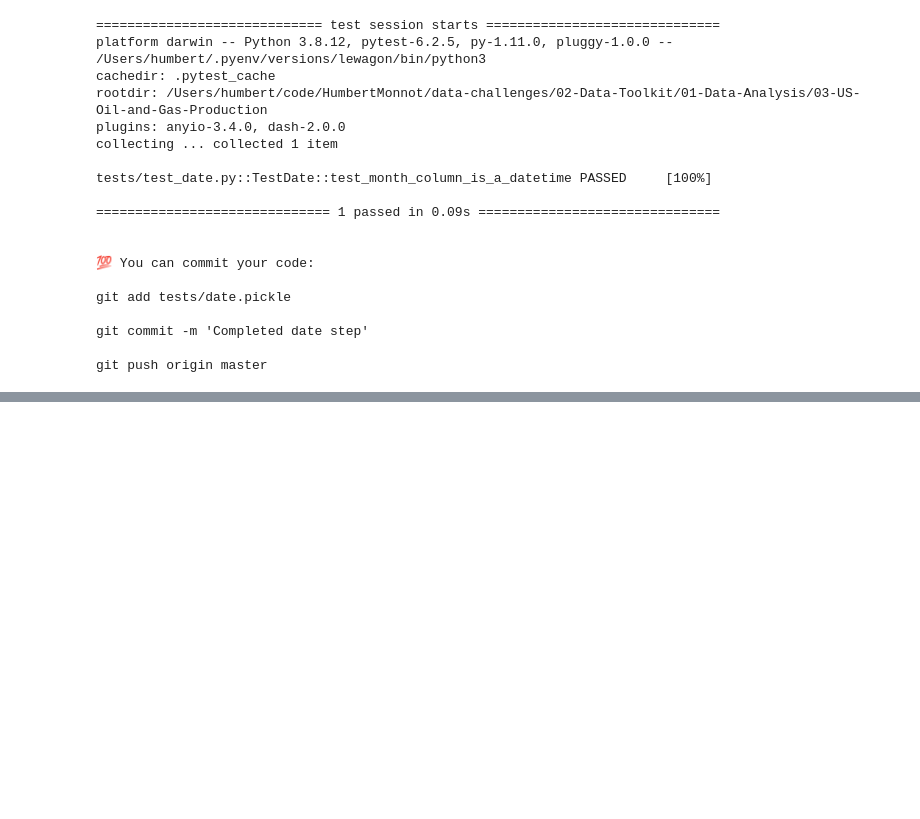
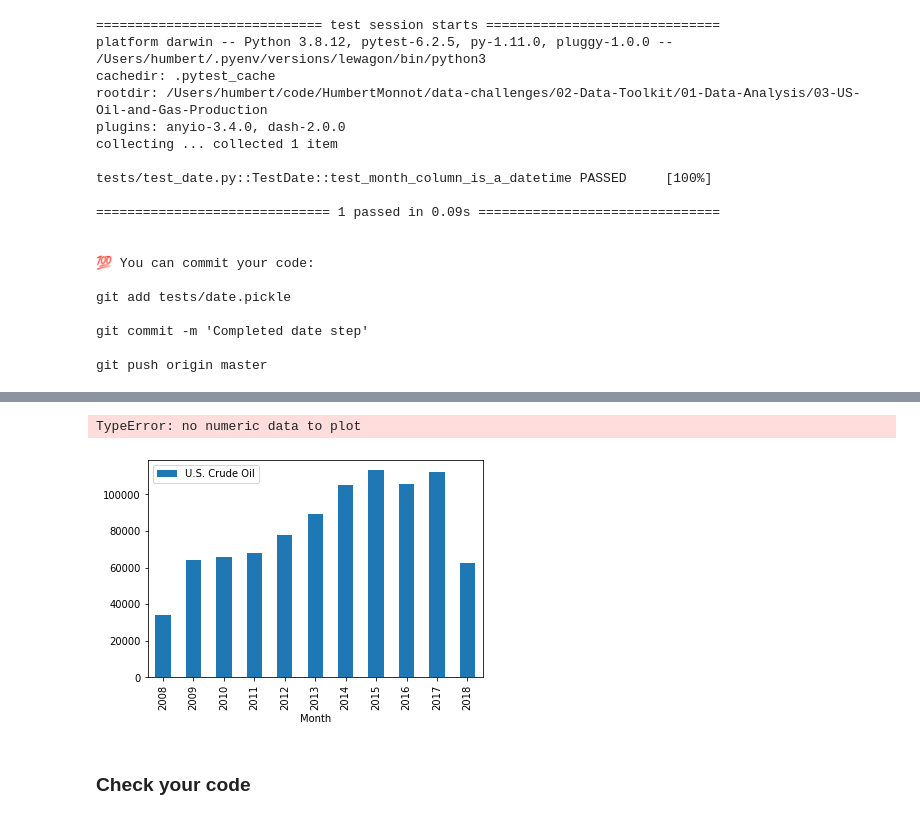
Before and after one commit to HumbertMonnot/data-challenges, a Jupyter notebook: 02-Data-Toolkit/01-Data-Analysis/03-US-Oil-and-Gas-Production/oil_and_gas.ipynb, the cells around one changed output, grey strips where cells are left out. Saved outputs shown, nothing was run; the diff lists cells and outputs as text; code cells hidden in the pictures; blank space fills up the shorter version.

```diff
--- a/02-Data-Toolkit/01-Data-Analysis/03-US-Oil-and-Gas-Production/oil_and_gas.ipynb
+++ b/02-Data-Toolkit/01-Data-Analysis/03-US-Oil-and-Gas-Production/oil_and_gas.ipynb
@@ -83,0 +225,4 @@ b
+# %%
+file = "data/U.S._crude_oil_production.csv"
+oil_df = pd.read_csv(file, decimal=",")
+oil_df.head(3)
@@ -83,0 +235,2 @@ b
+# %%
+oil_df['Month']=pd.to_datetime(oil_df['Month'], format='%Y-%m-%d')
@@ -83,0 +241,3 @@ b
+# %%
+yearly_oil_df = oil_df.groupby(oil_df['Month'].dt.year).sum()
+yearly_oil_df
@@ -83,0 +259,10 @@ b
+# %%
+to_plot = yearly_oil_df.filter(items = ['U.S. Crude Oil'])
+to_plot.plot()
+# %% [output]
+TypeError: no numeric data to plot
+# %%
+yearly_oil_df.rename(columns ={'U.S. Crude Oil ': 'U.S. Crude Oil'}, inplace=True )
+yearly_oil_df.filter(items=['U.S. Crude Oil']).plot(kind='bar');
+# %% [output]
+[figure, added]
@@ -83,0 +272,2 @@ b
+# %% [markdown]
+### Check your code
```
Also changed, not shown: parts of 29 cells of this notebook.
